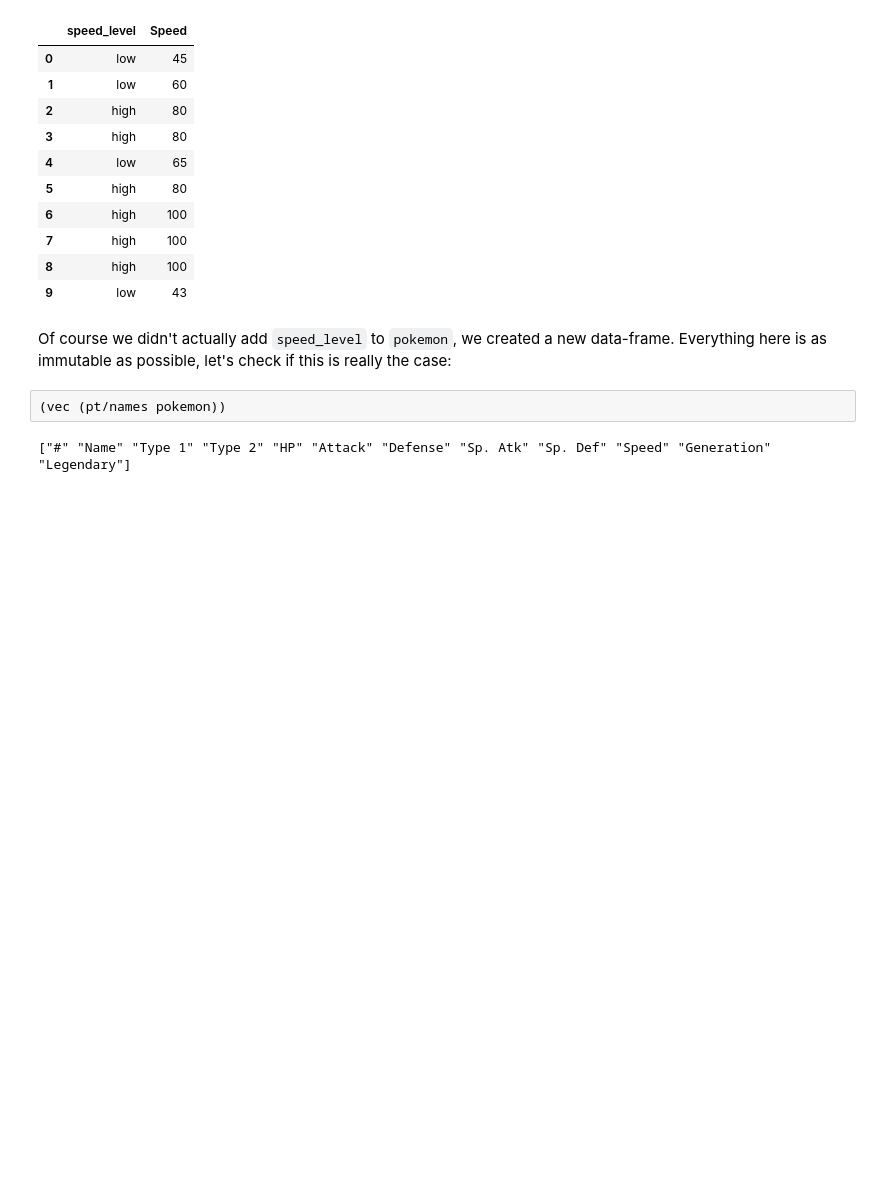
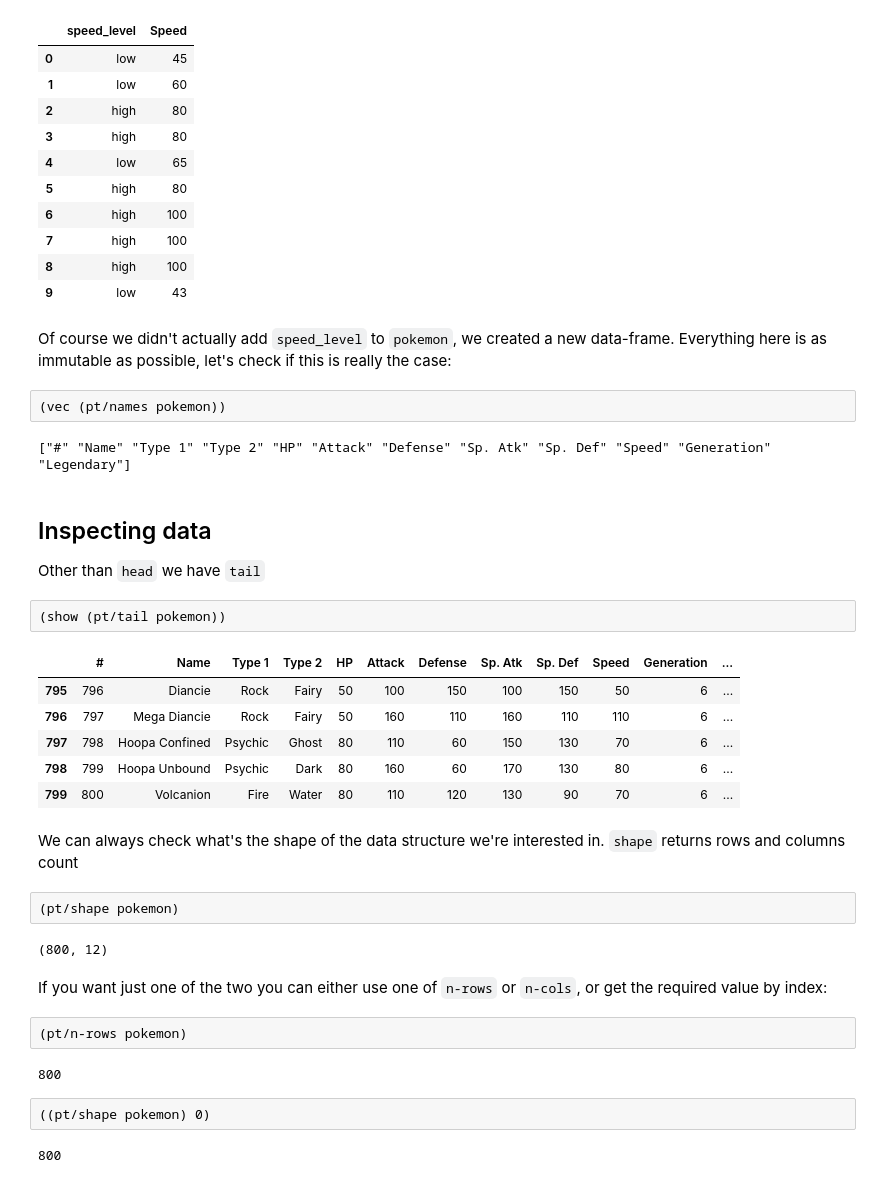
Before and after one commit to alanmarazzi/panthera, a Jupyter notebook: examples/panthera-intro.ipynb, the cells around one changed output. Drawn from its saved outputs; the diff is of its cells as text; blank space fills up the shorter version.

```diff
--- a/examples/panthera-intro.ipynb
+++ b/examples/panthera-intro.ipynb
@@ -511,3 +511,32 @@ Of course we didn't actually add `speed_level` to `pokemon`, we created a new da
 (vec (pt/names pokemon))
 # %% [output]
 ["#" "Name" "Type 1" "Type 2" "HP" "Attack" "Defense" "Sp. Atk" "Sp. Def" "Speed" "Generation" "Legendary"]
+# %% [markdown]
+## Inspecting data
+
+Other than `head` we have `tail`
+# %%
+(show (pt/tail pokemon))
+# %% [output]
+|  | # | Name | Type 1 | Type 2 | HP | Attack | Defense | Sp. Atk | Sp. Def | Speed | Generation | ... |
+| 795 | 796 | Diancie | Rock | Fairy | 50 | 100 | 150 | 100 | 150 | 50 | 6 | ... |
+| 796 | 797 | Mega Diancie | Rock | Fairy | 50 | 160 | 110 | 160 | 110 | 110 | 6 | ... |
+| 797 | 798 | Hoopa Confined | Psychic | Ghost | 80 | 110 | 60 | 150 | 130 | 70 | 6 | ... |
+| 798 | 799 | Hoopa Unbound | Psychic | Dark | 80 | 160 | 60 | 170 | 130 | 80 | 6 | ... |
+| 799 | 800 | Volcanion | Fire | Water | 80 | 110 | 120 | 130 | 90 | 70 | 6 | ... |
+# %% [markdown]
+We can always check what's the shape of the data structure we're interested in. `shape` returns rows and columns count
+# %%
+(pt/shape pokemon)
+# %% [output]
+(800, 12)
+# %% [markdown]
+If you want just one of the two you can either use one of `n-rows` or `n-cols`, or get the required value by index:
+# %%
+(pt/n-rows pokemon)
+# %% [output]
+800
+# %%
+((pt/shape pokemon) 0)
+# %% [output]
+800
```
Also changed, not shown: parts of 1 cell of this notebook.
